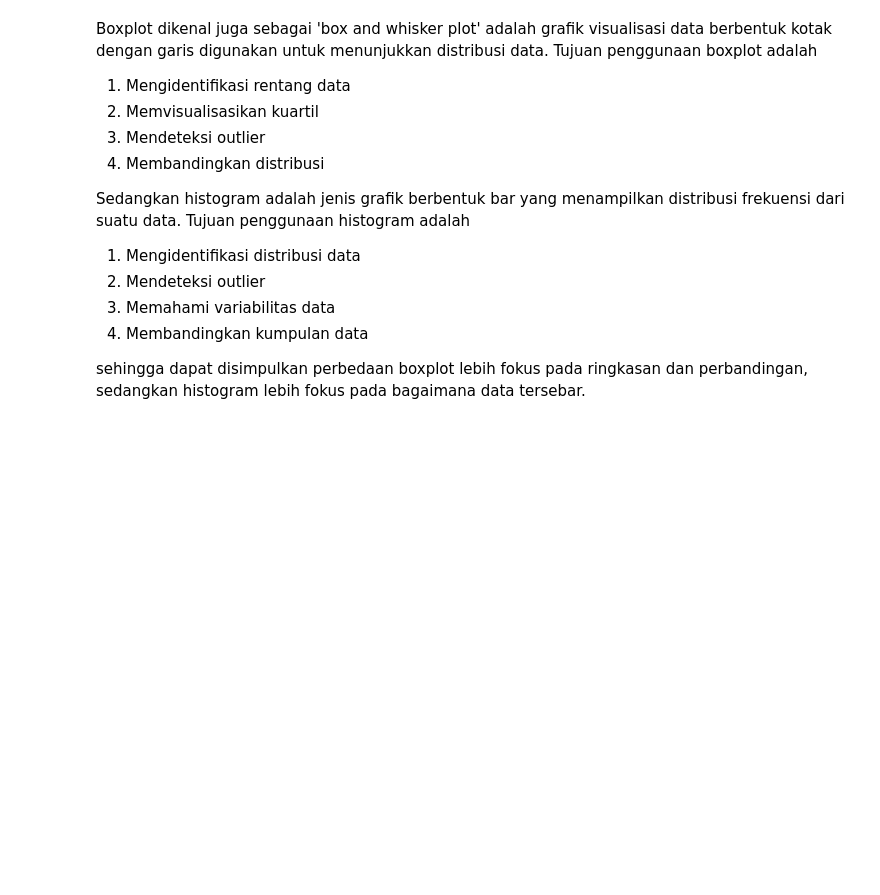
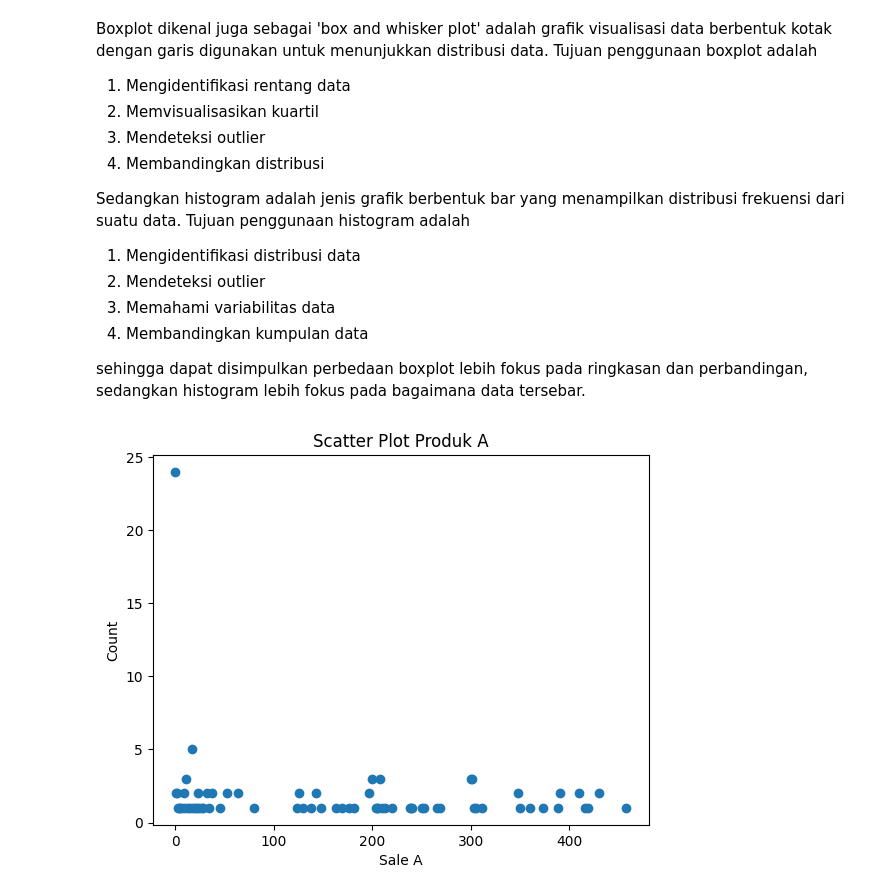
Before and after one commit to ardhptr21/StatProb, a Jupyter notebook: tasks/Coding Task 1.ipynb, the cells around one changed output. Cells and saved outputs as stored; diff of their text form; code cells hidden in the pictures; blank space fills up the shorter version.

Commit message:
visualisasi outlier dan kesimpulan akhir

```diff
--- a/tasks/Coding Task 1.ipynb
+++ b/tasks/Coding Task 1.ipynb
@@ -362,3 +362,17 @@ Sedangkan histogram adalah jenis grafik berbentuk bar yang menampilkan distribus
 4. Membandingkan kumpulan data
 
 sehingga dapat disimpulkan perbedaan boxplot lebih fokus pada ringkasan dan perbandingan, sedangkan histogram lebih fokus pada bagaimana data tersebar.
+# %%
+sale_a = df['sale_a']
+
+count_series_a = sale_a.value_counts()
+
+plt.scatter(count_series_a.index, count_series_a.values)
+
+plt.title('Scatter Plot Produk A')
+plt.xlabel('Sale A')
+plt.ylabel('Count')
+
+plt.show()
+# %% [output]
+[figure, added]
```
Also changed, not shown: parts of 4 cells of this notebook.
